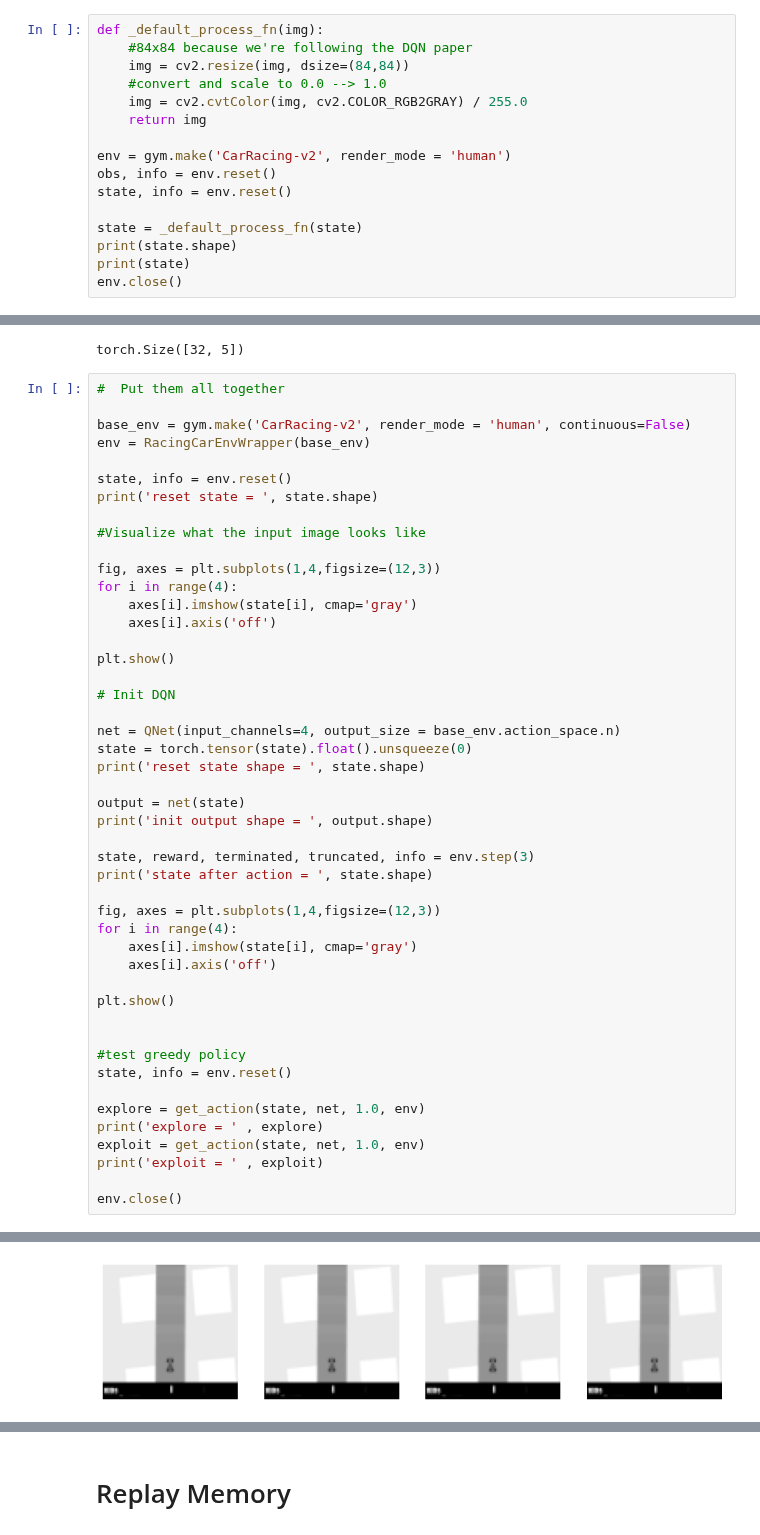
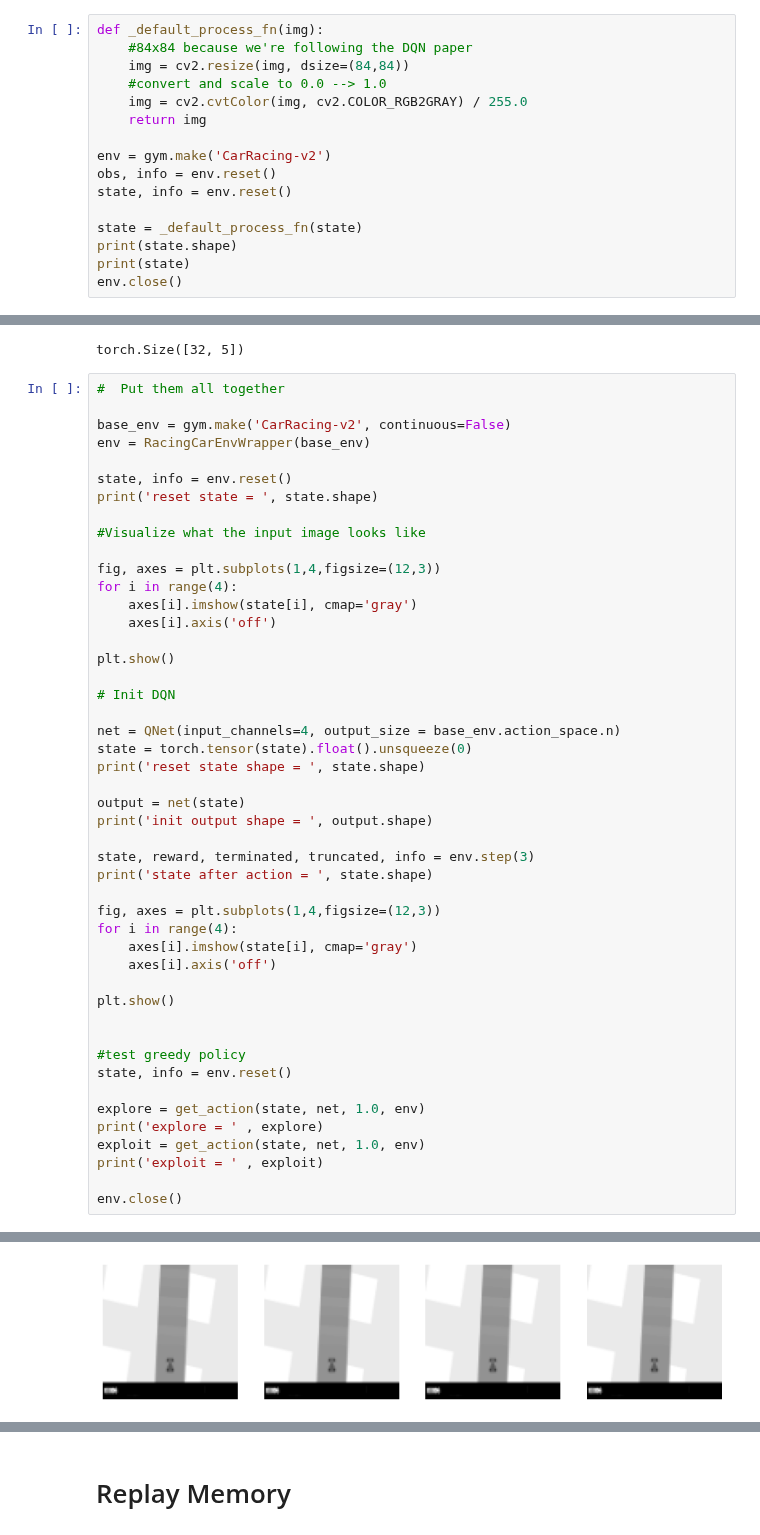
Before and after one commit to jameskn30/NLP_RNN, a Jupyter notebook: Reinforcement Learning/dqn/car_racing.ipynb, the cells around one changed output, grey strips where cells are left out. Cells and saved outputs as stored; diff of their text form.

```diff
--- a/Reinforcement Learning/dqn/car_racing.ipynb
+++ b/Reinforcement Learning/dqn/car_racing.ipynb
@@ -92,7 +92,7 @@ def _default_process_fn(img):
     img = cv2.cvtColor(img, cv2.COLOR_RGB2GRAY) / 255.0
     return img
 
-env = gym.make('CarRacing-v2', render_mode = 'human')
+env = gym.make('CarRacing-v2')
 obs, info = env.reset()
 state, info = env.reset()
 
@@ -253,7 +253,7 @@ torch.Size([32, 5])
 # %%
 #  Put them all together
 
-base_env = gym.make('CarRacing-v2', render_mode = 'human', continuous=False)
+base_env = gym.make('CarRacing-v2', continuous=False)
 env = RacingCarEnvWrapper(base_env)
 
 state, info = env.reset()
@@ -272,34 +272,34 @@ plt.show()
 
 net = QNet(input_channels=4, output_size = base_env.action_space.n)
 state = torch.tensor(state).float().unsqueeze(0)
 print('reset state shape = ', state.shape)
 
 output = net(state)
 print('init output shape = ', output.shape)
 
 state, reward, terminated, truncated, info = env.step(3)
 print('state after action = ', state.shape)
 
 fig, axes = plt.subplots(1,4,figsize=(12,3))
 for i in range(4):
     axes[i].imshow(state[i], cmap='gray')
     axes[i].axis('off')
 
 plt.show()
 
 
 #test greedy policy
 state, info = env.reset()
 
 explore = get_action(state, net, 1.0, env)
 print('explore = ' , explore)
 exploit = get_action(state, net, 1.0, env)
 print('exploit = ' , exploit)
 
 env.close()
 # %% [output]
 reset state =  (4, 84, 84)
-[figure, old version]
+[figure, new version]
 reset state shape =  torch.Size([1, 4, 84, 84])
 init output shape =  torch.Size([1, 5])
 state after action =  (4, 84, 84)
```
Also changed, not shown: parts of 6 cells of this notebook, 1 other file.
